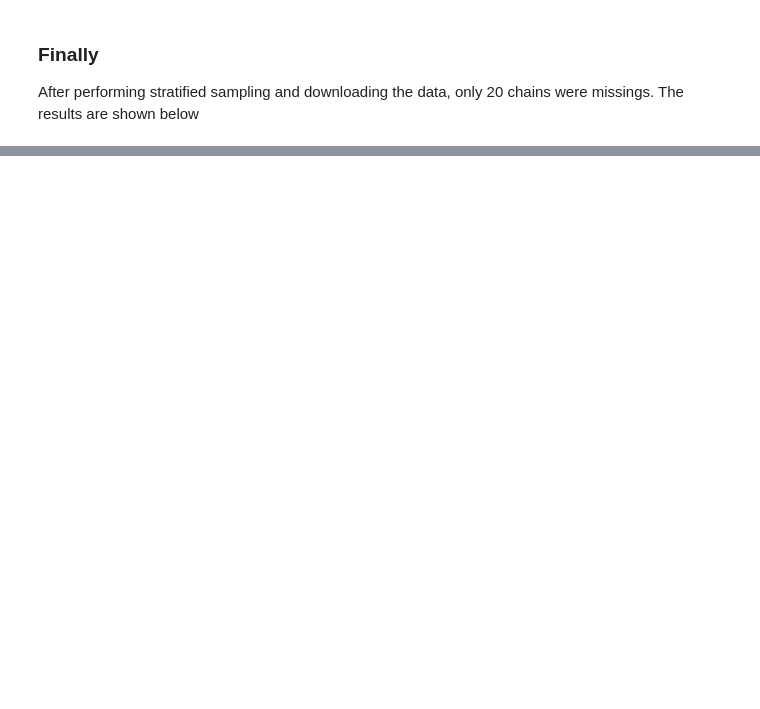
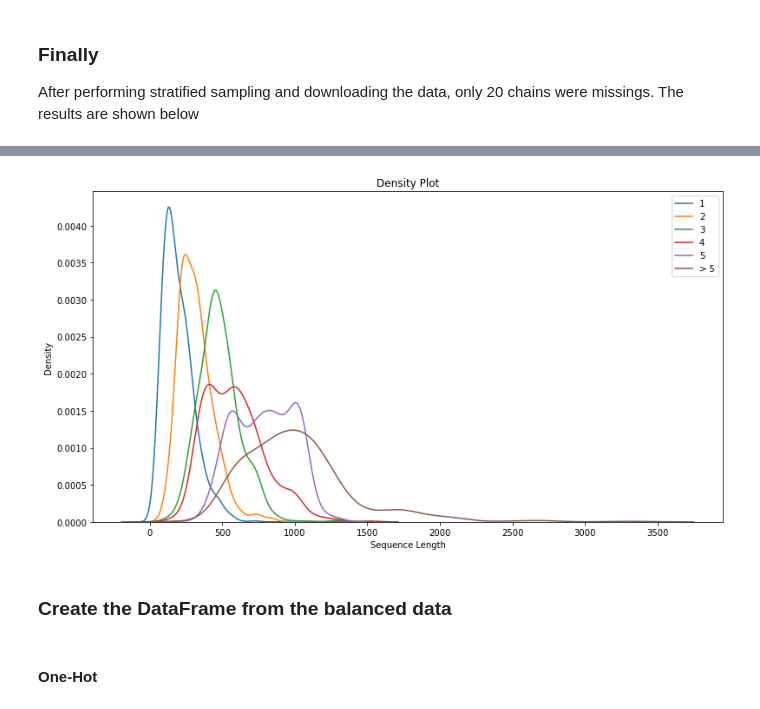
Before and after one commit to alexandrosangeli/l4-individual-project, a Jupyter notebook: notebooks/random_sample_from_cath.ipynb, the cells around one changed output, grey strips where cells are left out. Cells and saved outputs as stored; diff of their text form; code cells hidden in the pictures; blank space fills up the shorter version.

```diff
--- a/notebooks/random_sample_from_cath.ipynb
+++ b/notebooks/random_sample_from_cath.ipynb
@@ -324,0 +426,18 @@ Chains with 14 domains: 1
+# %%
+fig = plt.figure(figsize = (13, 7))
+labels = []
+
+for k, v in densities.items():
+    sns.kdeplot(data=v, bw_adjust=1.5)
+    labels.append(k)
+
+plt.legend(labels=labels)
+plt.xlabel("Sequence Length")
+plt.title("Density Plot")
+plt.show()
+# %% [output]
+[figure, added]
+# %% [markdown]
+### Create the DataFrame from the balanced data
+# %% [markdown]
+#### One-Hot
```
Also changed, not shown: parts of 18 cells of this notebook, 10 other files.
